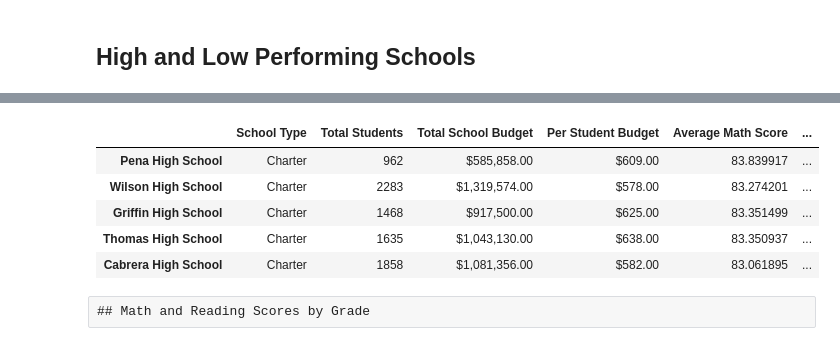
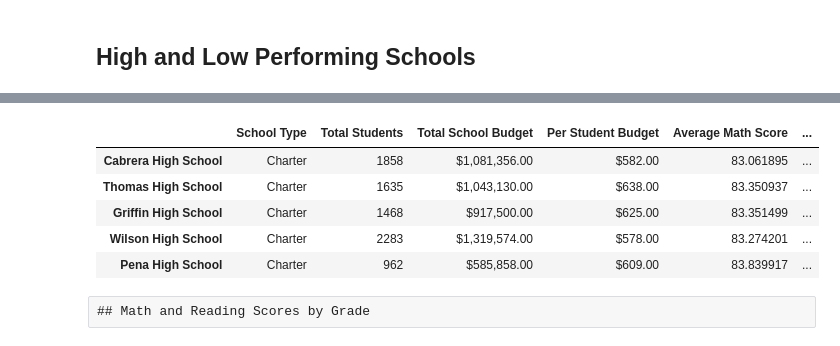
Before and after one commit to huzbat/School_District_Analysis, a Jupyter notebook: PyCitySchools_Challenge_starter_code.ipynb, the cells around one changed output, grey strips where cells are left out. Saved outputs shown, nothing was run; the diff lists cells and outputs as text; code cells hidden in the pictures.

```diff
--- a/PyCitySchools_Challenge_starter_code.ipynb
+++ b/PyCitySchools_Challenge_starter_code.ipynb
@@ -397,15 +413,15 @@ sorted_df.head()
 # %%
 # Sort and show top five schools.
 
-sorted_df = per_school_summary_df.sort_values(by='% Overall Passing')
-sorted_df.tail()
+sorted_df = per_school_summary_df.sort_values(by='% Overall Passing',ascending = False)
+sorted_df.head()
 # %% [output]
 |  | School Type | Total Students | Total School Budget | Per Student Budget | Average Math Score | ... |
+| Cabrera High School | Charter | 1858 | $1,081,356.00 | $582.00 | 83.061895 | ... |
+| Thomas High School | Charter | 1635 | $1,043,130.00 | $638.00 | 83.350937 | ... |
+| Griffin High School | Charter | 1468 | $917,500.00 | $625.00 | 83.351499 | ... |
+| Wilson High School | Charter | 2283 | $1,319,574.00 | $578.00 | 83.274201 | ... |
 | Pena High School | Charter | 962 | $585,858.00 | $609.00 | 83.839917 | ... |
-| Wilson High School | Charter | 2283 | $1,319,574.00 | $578.00 | 83.274201 | ... |
-| Griffin High School | Charter | 1468 | $917,500.00 | $625.00 | 83.351499 | ... |
-| Thomas High School | Charter | 1635 | $1,043,130.00 | $638.00 | 83.350937 | ... |
-| Cabrera High School | Charter | 1858 | $1,081,356.00 | $582.00 | 83.061895 | ... |
 # %% [raw]
 ## Math and Reading Scores by Grade
 # %%
```
Also changed, not shown: parts of 29 cells of this notebook, 2 other files.
